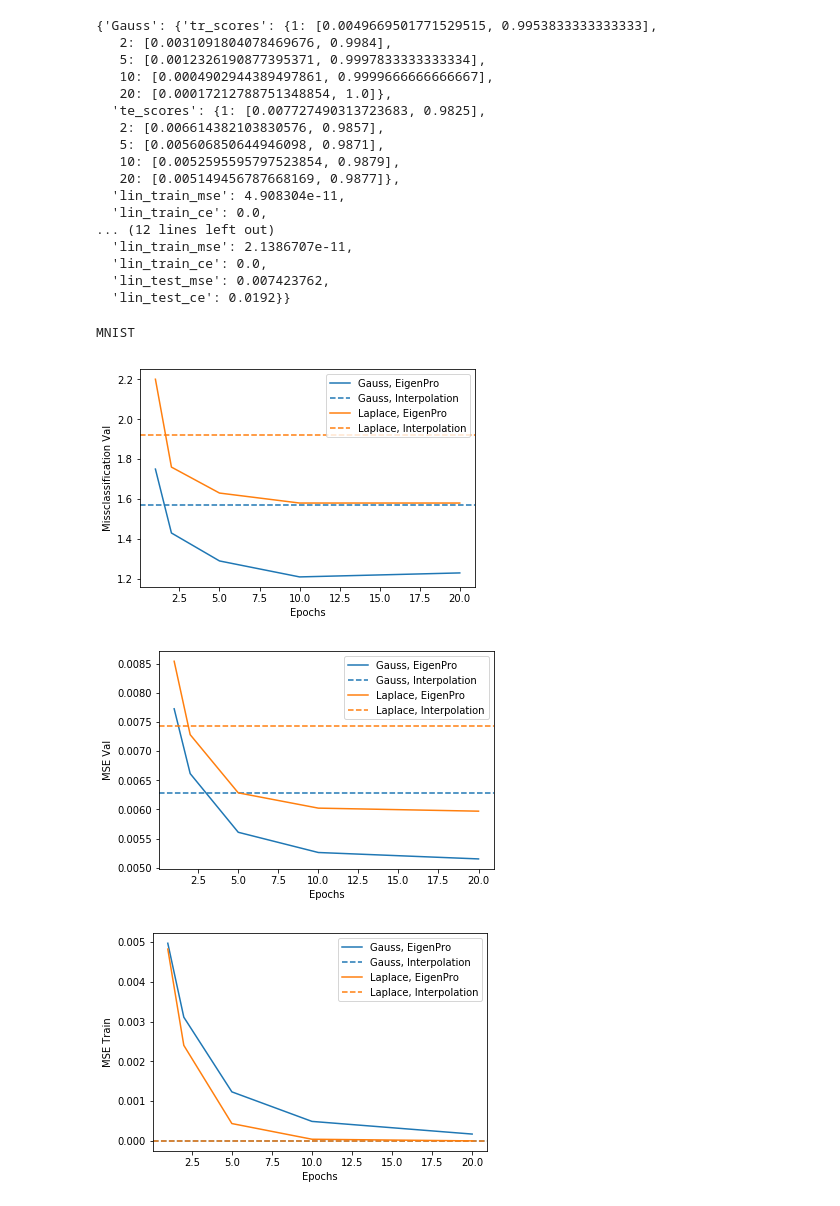
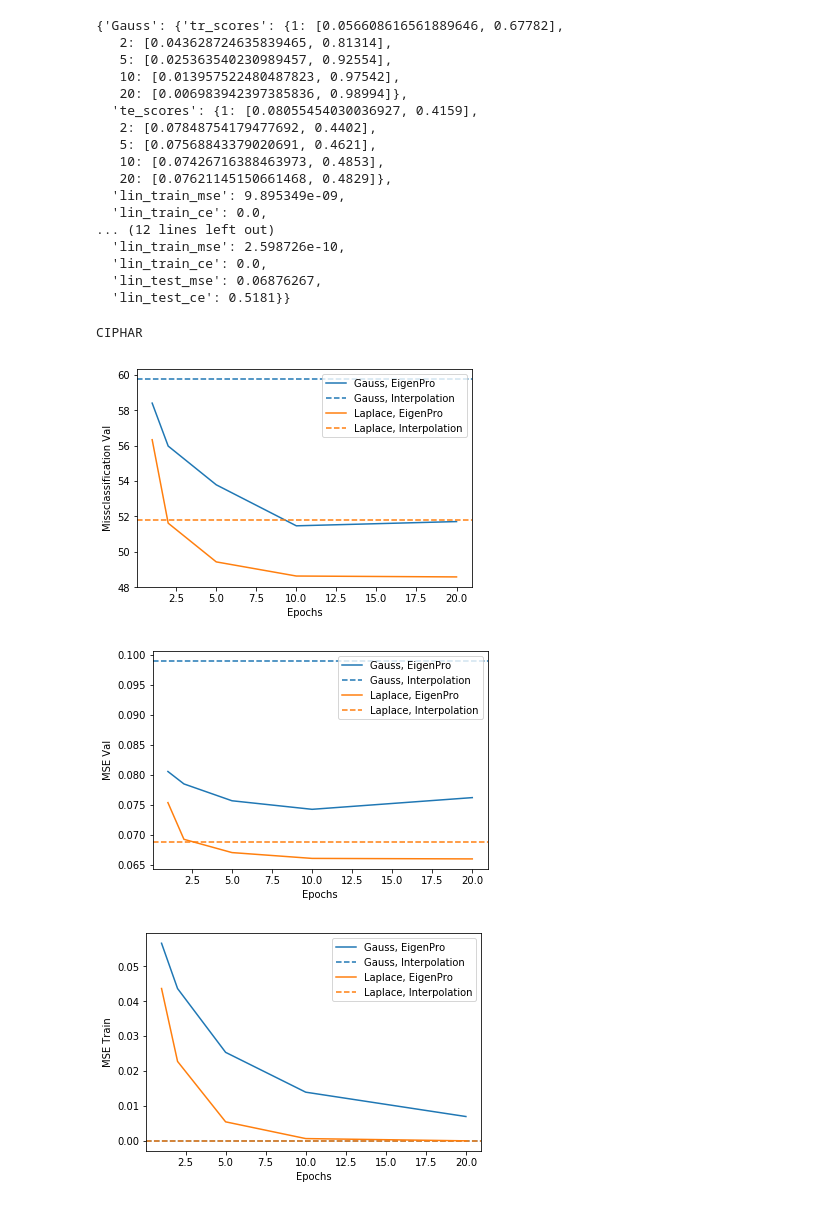
Before and after one commit to johannespitz/kernel-overfitting, a Jupyter notebook: notebooks/Figure1.ipynb, the cells around one changed output. Saved outputs shown, nothing was run; the diff lists cells and outputs as text; code cells hidden in the pictures.

```diff
--- a/notebooks/Figure1.ipynb
+++ b/notebooks/Figure1.ipynb
@@ -1,31 +1,44 @@
 # %%
+# trainers_dict = eval(open('../output/figure1MNIST-20190516-203439.txt', 'r').read())
+# trainers_dict
+
+# dataset_name = 'MNIST'
+dataset_name = 'CIPHAR'
+# dataset_name = 'Synthetic1'
+# dataset_name = 'Synthetic2'
 
 
-trainers_dict = eval(open('../output/figure1MNIST-20190516-203439.txt', 'r').read())
+import glob
+files = glob.glob("../output/figure1" + dataset_name + "*.txt")
+files.sort()
+
+filename = files[-1]
+
+trainers_dict = eval(open(filename, 'r').read())
 trainers_dict
 # %% [output]
-{'Gauss': {'tr_scores': {1: [0.0049669501771529515, 0.9953833333333333],
-   2: [0.0031091804078469676, 0.9984],
-   5: [0.0012326190877395371, 0.9997833333333334],
-   10: [0.0004902944389497861, 0.9999666666666667],
-   20: [0.00017212788751348854, 1.0]},
-  'te_scores': {1: [0.007727490313723683, 0.9825],
-   2: [0.006614382103830576, 0.9857],
-   5: [0.005606850644946098, 0.9871],
-   10: [0.0052595595797523854, 0.9879],
-   20: [0.005149456787668169, 0.9877]},
-  'lin_train_mse': 4.908304e-11,
+{'Gauss': {'tr_scores': {1: [0.056608616561889646, 0.67782],
+   2: [0.043628724635839465, 0.81314],
+   5: [0.025363540230989457, 0.92554],
+   10: [0.013957522480487823, 0.97542],
+   20: [0.006983942397385836, 0.98994]},
+  'te_scores': {1: [0.08055454030036927, 0.4159],
+   2: [0.07848754179477692, 0.4402],
+   5: [0.07568843379020691, 0.4621],
+   10: [0.07426716388463973, 0.4853],
+   20: [0.07621145150661468, 0.4829]},
+  'lin_train_mse': 9.895349e-09,
   'lin_train_ce': 0.0,
 ... (12 lines left out)
-  'lin_train_mse': 2.1386707e-11,
+  'lin_train_mse': 2.598726e-10,
   'lin_train_ce': 0.0,
-  'lin_test_mse': 0.007423762,
-  'lin_test_ce': 0.0192}}
+  'lin_test_mse': 0.06876267,
+  'lin_test_ce': 0.5181}}
 # %%
 import matplotlib.pyplot as plt
 ax = plt.gca()
 
-print(dataset)
+print(dataset_name)
 
 for name, trainer in trainers_dict.items():
 
@@ -42,6 +55,11 @@ for name, trainer in trainers_dict.items():
 plt.xlabel('Epochs')
 plt.ylabel('Missclassification Val')
 plt.legend(loc='upper right')
+
+import matplotlib2tikz
+filename = '../tikz/Figure1_' + dataset_name + '_ce_test.tex'
+matplotlib2tikz.save(filename)
+
 plt.show()
 
 ax.set_prop_cycle(None)
@@ -55,34 +73,44 @@ for name, trainer in trainers_dict.items():
     miss  = [x[1] for x in dic.values()]
 
     color = next(ax._get_lines.prop_cycler)['color']
     plt.plot(epoch, mse, label=name + ', EigenPro', color=color)
     plt.axhline(y=trainer['lin_test_mse'], label=name + ', Interpolation', linestyle='--', color=color)
 
 plt.xlabel('Epochs')
 plt.ylabel('MSE Val')
 plt.legend(loc='upper right')
+
+import matplotlib2tikz
+filename = '../tikz/Figure1_' + dataset_name + '_mse_test.tex'
+matplotlib2tikz.save(filename)
+
 plt.show()
 
 ax.set_prop_cycle(None)
 
 for name, trainer in trainers_dict.items():
 
     dic = trainer['tr_scores']
 
     epoch = [x for x in dic.keys()]
     mse   = [x[0] for x in dic.values()]
     miss  = [x[1] for x in dic.values()]
 
     color = next(ax._get_lines.prop_cycler)['color']
     plt.plot(epoch, mse, label=name + ', EigenPro', color=color)
     plt.axhline(y=trainer['lin_train_mse'], label=name + ', Interpolation', linestyle='--', color=color)
 
 plt.xlabel('Epochs')
 plt.ylabel('MSE Train')
 plt.legend(loc='upper right')
+
+import matplotlib2tikz
+filename = '../tikz/Figure1_' + dataset_name + '_mse_train.tex'
+matplotlib2tikz.save(filename)
+
 plt.show()
 # %% [output]
-MNIST
+CIPHAR
-[figure, old version]
+[figure, new version]
-[figure, old version]
+[figure, new version]
-[figure, old version]
+[figure, new version]
```
Also changed, not shown: parts of 2 cells of this notebook, 43 other files.
